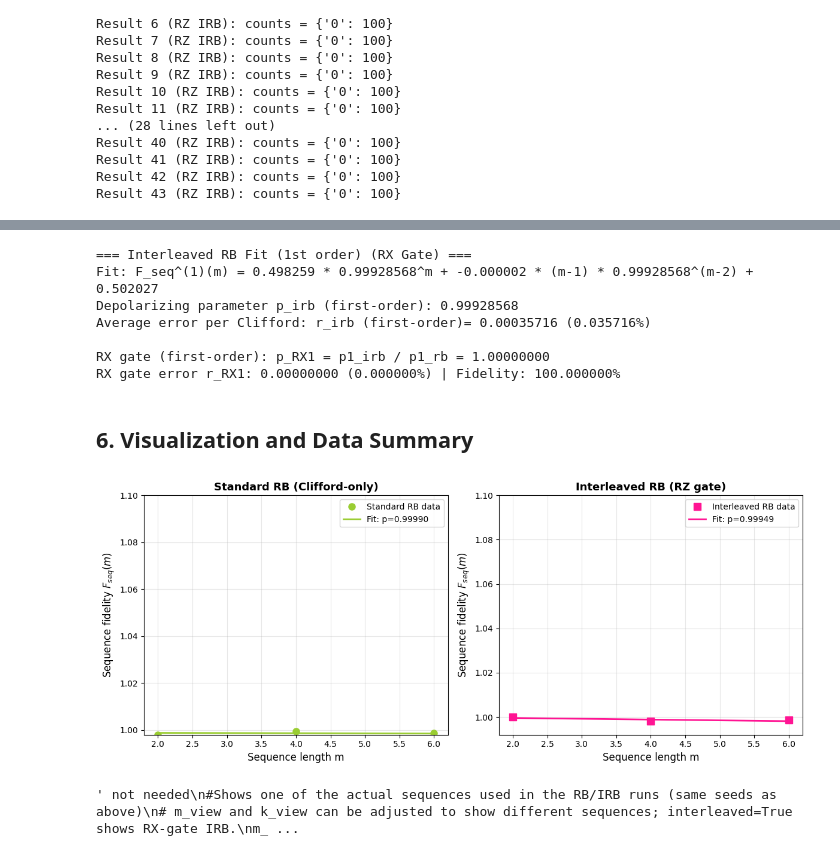
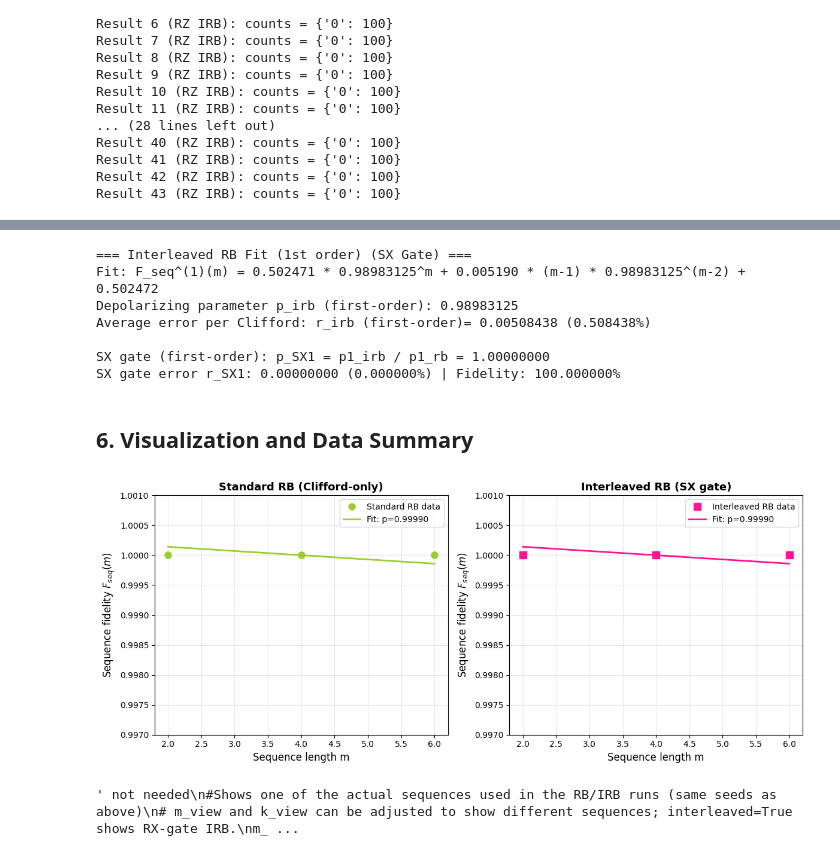
Before and after one commit to lv-laura/benchmarking-ibm-qbs, a Jupyter notebook: ibm_server_run_single_qb.ipynb, the cells around one changed output, grey strips where cells are left out. Cells and saved outputs as stored; diff of their text form; code cells hidden in the pictures.

```diff
--- a/ibm_server_run_single_qb.ipynb
+++ b/ibm_server_run_single_qb.ipynb
@@ -220,6 +220,6 @@ Running Standard RB on ibm_fez backend (SamplerV2)...
 This was done because there seemed to always be an error when using the get_counts methods
 # %%
-csv_path = '/workspaces/qc_202526/all_time-workloads 2.csv'
+csv_path = '/workspaces/qc_202526/all_time-workloads7.csv'
 df = pd.read_csv(csv_path)
 print("CSV columns:", df.columns.tolist())
 
@@ -233,7 +233,16 @@ Loaded 135 job IDs from CSV.
 # %%
 #Obtain the results
 rb_results = []
-for i in range(1, 46): #Change index as needed
+
+"""
+RB_________
+ X:(227, 271)
+SX:(137, 181)
+RX:(47, 91)
+RZ:(317, 360)
+"""
+
+for i in range(137, 181): #Change index as needed
     job_id = job_ids[i]
     retrieved_job = service.job(job_id)
     result = retrieved_job.result()
@@ -363,11 +374,11 @@ Average error per Clifford r (first-order): 0.01568977 (1.568977%)
 # %%
 #Define target gate (RX gate)
-target_X = QuantumCircuit(1)
-target_X.x(0)
+target_SX = QuantumCircuit(1)
+target_SX = QuantumCircuit(1); target_SX.sx(0)
 """
 These lines can be updated according to the gate we wish to test. For:
  X:  target_X  = QuantumCircuit(1); target_X.x(0)
- RX: target_RX = QuantumCircuit(1); target_RX.RX(0)
+ RX: target_SX = QuantumCircuit(1); target_SX.sx(0)
  RX: target_RX = QuantumCircuit(1); target_RX.rx(np.pi/2, 0)
  RZ: target_RZ = QuantumCircuit(1); target_RZ.rz(np.pi/2, 0)
 """
@@ -383,7 +394,7 @@ for m in sequence_lengths:
             clifford_circuits=cliffords_list,
             cliffords_matrices=cliffords_matrices,
             m=m,
-            target_gate_circuit=target_X,  # Interleave RX gate
+            target_gate_circuit=target_SX,  # Interleave RX gate
             seed=seed
         )
         irb_seq_transpiled = transpile(irb_seq, backend=backend)
@@ -411,7 +422,15 @@ This cell has to be interrupted; sometimes it runs infinitely.
 # %%
 #Obtain the results
 irb_results = []
-for i in range(272, 316): #Change indez as needed
+"""
+IRB_________
+ X:(182, 226)
+SX:(137, 181)
+RX:(1, 46)
+RZ:(272, 316)
+"""
+
+for i in range(137, 181): #Change index as needed
     job_id = job_ids_irb[i]
     retrieved_job = service.job(job_id)
     result = retrieved_job.result()
@@ -547,5 +568,5 @@ IRB F_seq range: 0.998 1.0
 # %%
-# First-order IRB fit: F_seq^(1)(m) = A1 * p^m + C1 * (m-1) * p^(m-2) + B1 (RX)
+#First-order IRB fit: F_seq^(1)(m) = A1 * p^m + C1 * (m-1) * p^(m-2) + B1 (X)
 try:
     params_irb_fo, _ = scipy.optimize.curve_fit(
         fit_func_first_order,
@@ -556,57 +577,58 @@ try:
     )
     A1_irb, p1_irb, C1_irb, B1_irb = params_irb_fo
     r1_irb = (2 - 1) / 2 * (1 - p1_irb)
-    # Gate-specific first-order parameter via p_RX1 ≈ p1_irb / p1_rb
-    p1_RX = min(p1_irb / p1_rb if p1_rb > 0 else 1.0, 1.0)  # Clamp to [0, 1]
-    r1_RX = (2 - 1) / 2 * (1 - p1_RX)
-    print("\n=== Interleaved RB Fit (1st order) (RX Gate) ===")
+
+    #Gate-specific first-order parameter: p_X1 ~= p1_irb / p1_rb
+    p1_SX = min(p1_irb / p1_rb if p1_rb > 0 else 1.0, 1.0)  # Clamp to [0, 1]
+    r1_SX = (2 - 1) / 2 * (1 - p1_SX)
+    print("\n=== Interleaved RB Fit (1st order) (SX Gate) ===")
     print(f"Fit: F_seq^(1)(m) = {A1_irb:.6f} * {p1_irb:.8f}^m + {C1_irb:.6f} * (m-1) * {p1_irb:.8f}^(m-2) + {B1_irb:.6f}")
     print(f"Depolarizing parameter p_irb (first-order): {p1_irb:.8f}")
     print(f"Average error per Clifford: r_irb (first-order)= {r1_irb:.8f} ({r1_irb*100:.6f}%)")
-    print(f"\nRX gate (first-order): p_RX1 = p1_irb / p1_rb = {p1_RX:.8f}")
-    print(f"RX gate error r_RX1: {r1_RX:.8f} ({r1_RX*100:.6f}%) | Fidelity: {(1-r1_RX)*100:.6f}%")
+    print(f"\nSX gate (first-order): p_SX1 = p1_irb / p1_rb = {p1_SX:.8f}")
+    print(f"SX gate error r_SX1: {r1_SX:.8f} ({r1_SX*100:.6f}%) | Fidelity: {(1-r1_SX)*100:.6f}%")
 except Exception as e:
     print(f"First-order IRB fit failed: {e}")
 # %% [output]
-=== Interleaved RB Fit (1st order) (RX Gate) ===
-Fit: F_seq^(1)(m) = 0.498259 * 0.99928568^m + -0.000002 * (m-1) * 0.99928568^(m-2) + 0.502027
-Depolarizing parameter p_irb (first-order): 0.99928568
-Average error per Clifford: r_irb (first-order)= 0.00035716 (0.035716%)
+=== Interleaved RB Fit (1st order) (SX Gate) ===
+Fit: F_seq^(1)(m) = 0.502471 * 0.98983125^m + 0.005190 * (m-1) * 0.98983125^(m-2) + 0.502472
+Depolarizing parameter p_irb (first-order): 0.98983125
+Average error per Clifford: r_irb (first-order)= 0.00508438 (0.508438%)
 
-RX gate (first-order): p_RX1 = p1_irb / p1_rb = 1.00000000
-RX gate error r_RX1: 0.00000000 (0.000000%) | Fidelity: 100.000000%
+SX gate (first-order): p_SX1 = p1_irb / p1_rb = 1.00000000
+SX gate error r_SX1: 0.00000000 (0.000000%) | Fidelity: 100.000000%
 # %% [markdown]
 ## 6. Visualization and Data Summary
 # %%
-# Plot Standard RB and Interleaved RB comparison (RX)
+#Plot Standard RB and Interleaved RB comparison (X)
 plt.figure(figsize=(12, 5))
 
-# Standard RB plot
+#Standard RB plot
 plt.subplot(1, 2, 1)
 plt.plot(m_vals, F_seq_rb, 'o', markersize=8, label='Standard RB data', color='yellowgreen')
 plt.plot(m_vals, fit_func(m_vals, *params_rb), '-', linewidth=2, label=f'Fit: p={p_rb:.5f}', color='yellowgreen')
 plt.xlabel('Sequence length m', fontsize=12)
 plt.ylabel('Sequence fidelity $F_{seq}(m)$', fontsize=12)
 plt.title('Standard RB (Clifford-only)', fontsize=13, fontweight='bold')
 plt.legend(fontsize=10)
 plt.grid(True, alpha=0.3)
-plt.ylim(0.998, 1.1)
+plt.ylim(0.997, 1.001) #!! Adjust limits
 
-# Interleaved RB plot (RX)
+#Interleaved RB plot (X)
 plt.subplot(1, 2, 2)
 plt.plot(m_vals, F_seq_irb, 's', markersize=8, label='Interleaved RB data', color='deeppink')
 plt.plot(m_vals, fit_func(m_vals, *params_irb), '-', linewidth=2, label=f'Fit: p={p_irb:.5f}', color='deeppink')
 plt.xlabel('Sequence length m', fontsize=12)
 plt.ylabel('Sequence fidelity $F_{seq}(m)$', fontsize=12)
-plt.title('Interleaved RB (RZ gate)', fontsize=13, fontweight='bold')
+plt.title('Interleaved RB (SX gate)', fontsize=13, fontweight='bold')
 plt.legend(fontsize=10)
 plt.grid(True, alpha=0.3)
-plt.ylim(0.992, 1.1)
+plt.ylim(0.997, 1.001) #!! Adjust limits
 
 plt.tight_layout()
 plt.show()
 # %% [output]
-[figure, old version]
+[figure, new version]
 # %%
 """ not needed
 #Shows one of the actual sequences used in the RB/IRB runs (same seeds as above)
```
Also changed, not shown: parts of 17 cells of this notebook.
